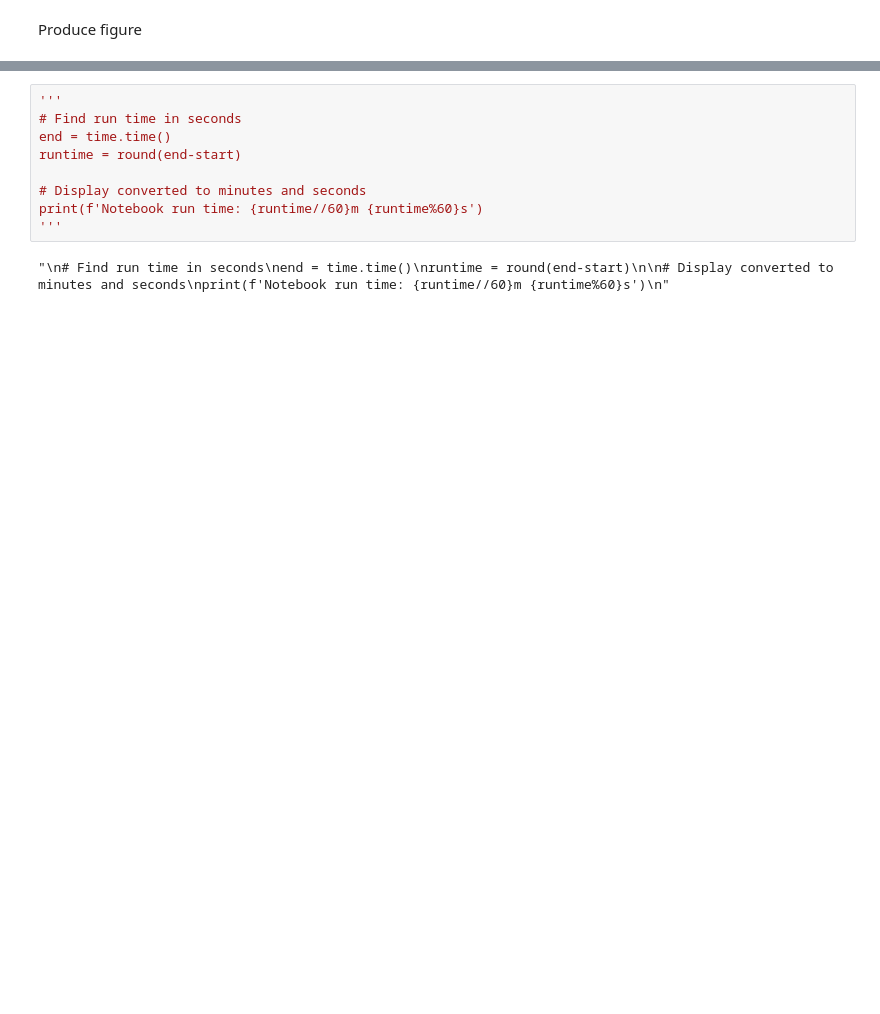
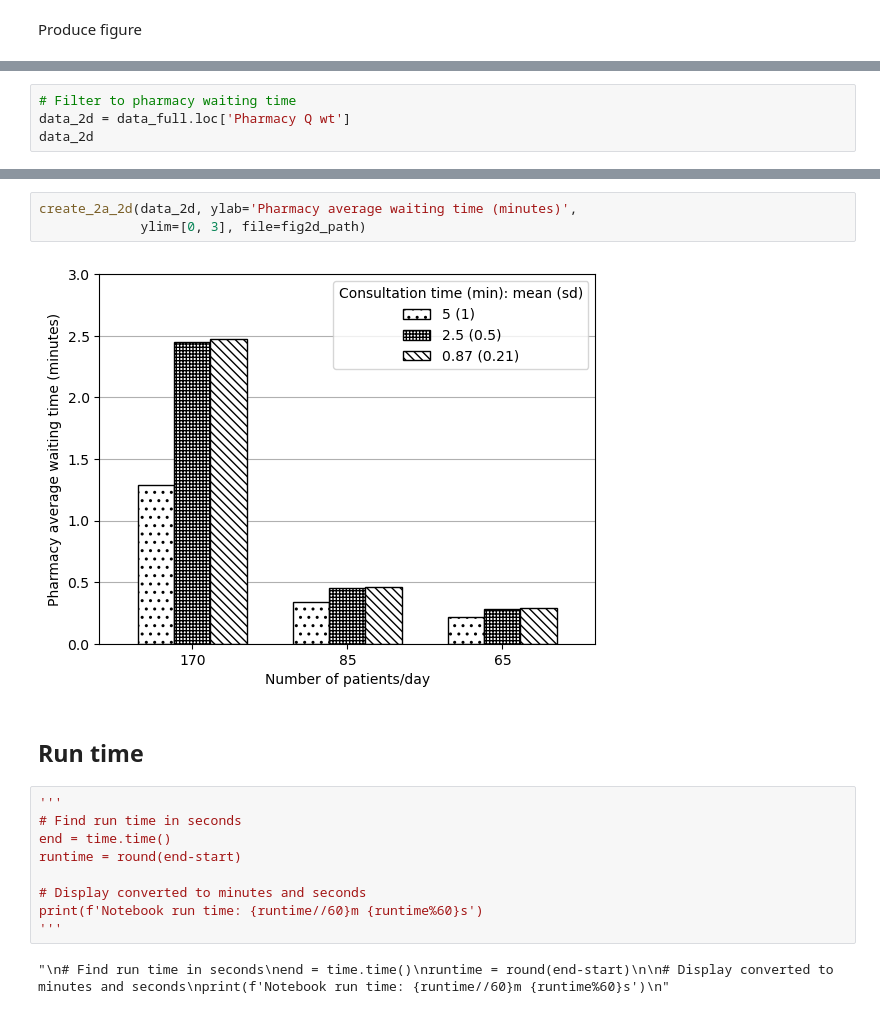
Before and after one commit to pythonhealthdatascience/stars-reproduce-shoaib-2022, a Jupyter notebook: reproduction/reproduce_fig2.ipynb, the cells around one changed output, grey strips where cells are left out. Cells and saved outputs as stored; diff of their text form; blank space fills up the shorter version.

```diff
--- a/reproduction/reproduce_fig2.ipynb
+++ b/reproduction/reproduce_fig2.ipynb
@@ -238,0 +346,4 @@ plt.show()
+# %%
+# Filter to pharmacy waiting time
+data_2d = data_full.loc['Pharmacy Q wt']
+data_2d
@@ -239,3 +361,10 @@ plt.show()
+# %%
+create_2a_2d(data_2d, ylab='Pharmacy average waiting time (minutes)',
+             ylim=[0, 3], file=fig2d_path)
+# %% [output]
+[figure, added]
+# %% [markdown]
+## Run time
 # %%
 '''
 # Find run time in seconds
```
Also changed, not shown: parts of 18 cells of this notebook, 5 other files.
